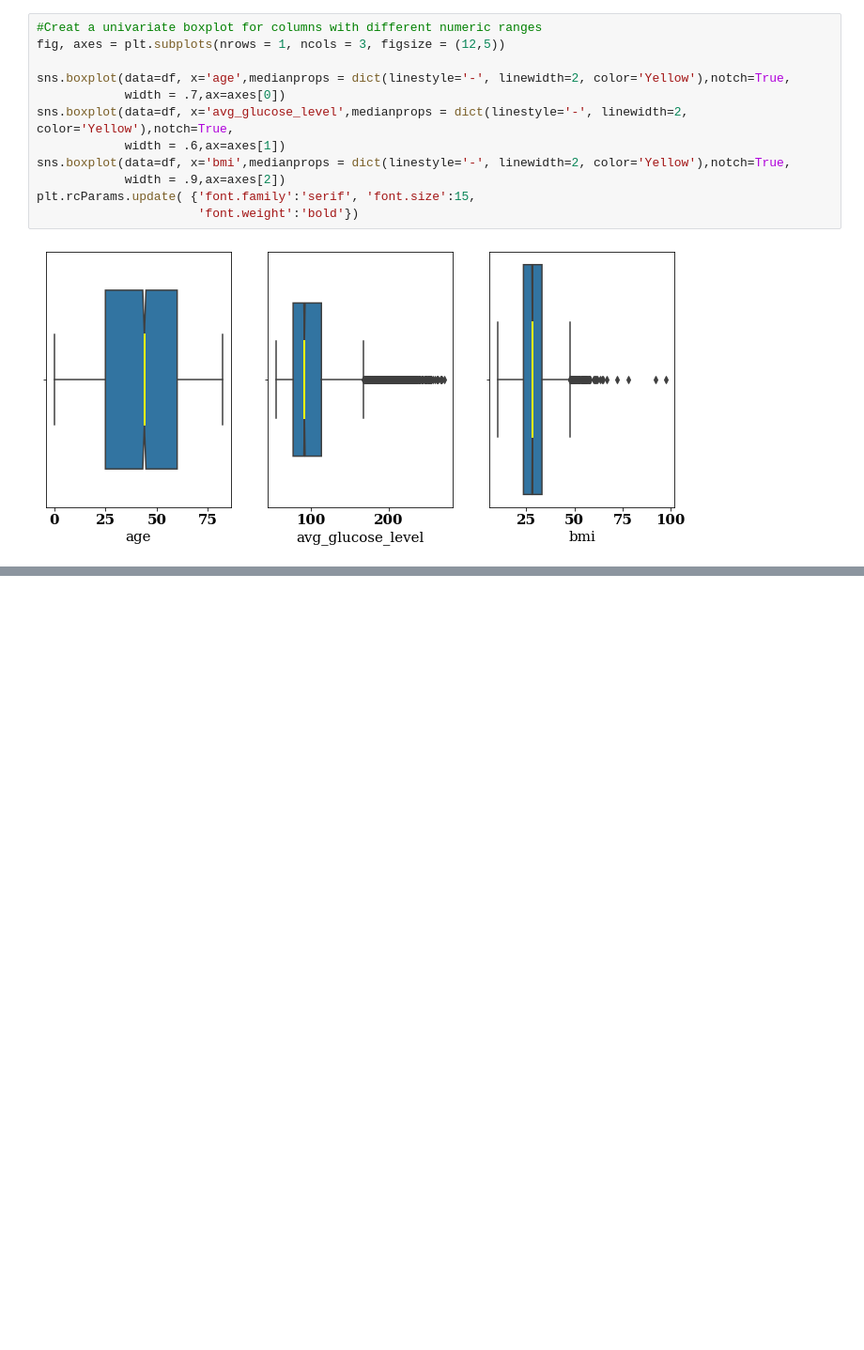
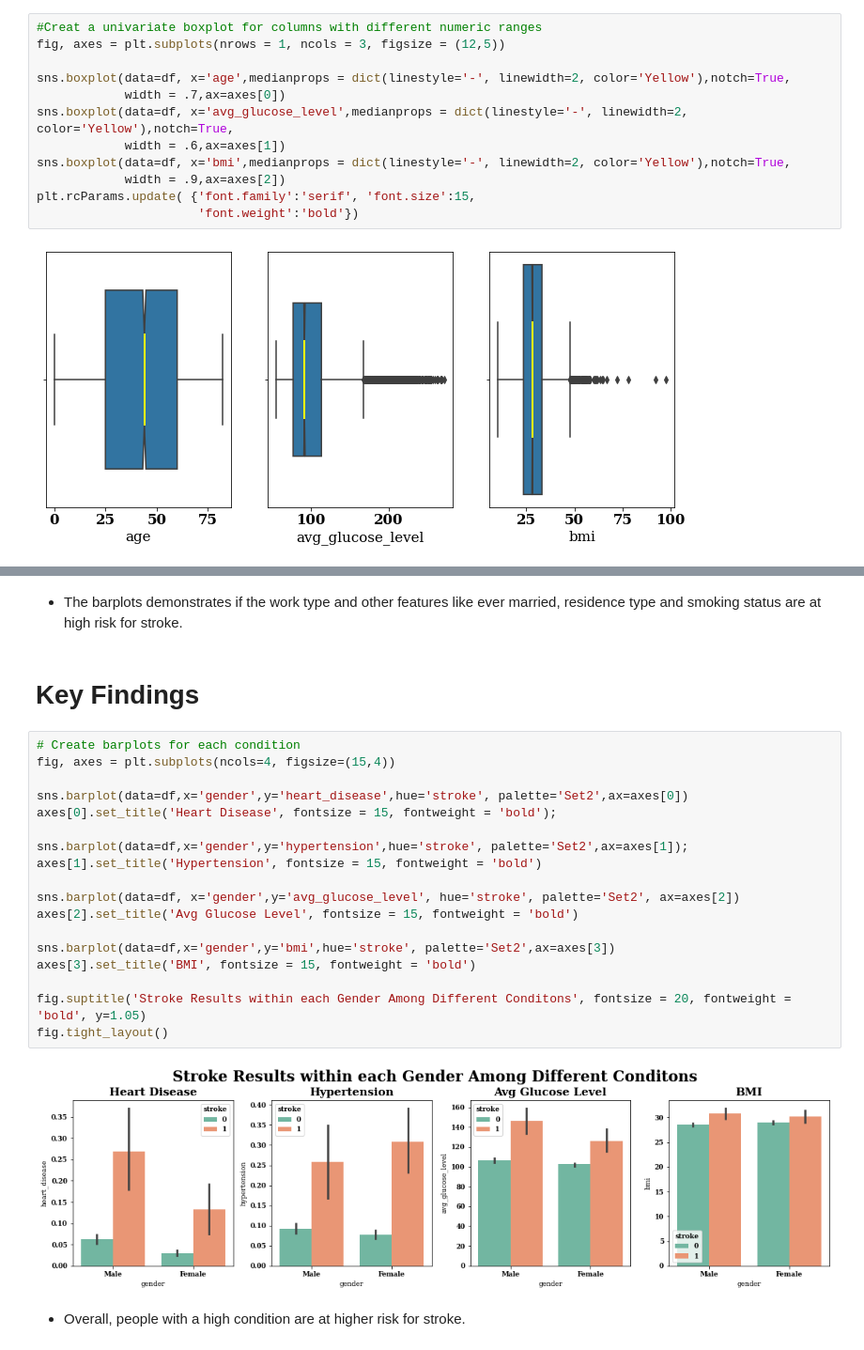
Before and after one commit to julianasaha/Risk-of-Stroke-Prediction, a Jupyter notebook: Project_2_(Core).ipynb, the cells around one changed output, grey strips where cells are left out. Shown: that part at 94% size. Saved outputs shown, nothing was run; the diff lists cells and outputs as text; blank space fills up the shorter version.

```diff
--- a/Project_2_(Core).ipynb
+++ b/Project_2_(Core).ipynb
@@ -223,0 +291,26 @@ plt.rcParams.update( {'font.family':'serif', 'font.size':9,
+# %% [markdown]
+-  The barplots demonstrates if the work type and other features like ever married, residence type and smoking status are at high risk for stroke.
+# %% [markdown]
+# Key Findings
+# %%
+# Create barplots for each condition
+fig, axes = plt.subplots(ncols=4, figsize=(15,4))
+
+sns.barplot(data=df,x='gender',y='heart_disease',hue='stroke', palette='Set2',ax=axes[0])
+axes[0].set_title('Heart Disease', fontsize = 15, fontweight = 'bold');
+
+sns.barplot(data=df,x='gender',y='hypertension',hue='stroke', palette='Set2',ax=axes[1]);
+axes[1].set_title('Hypertension', fontsize = 15, fontweight = 'bold')
+
+sns.barplot(data=df, x='gender',y='avg_glucose_level', hue='stroke', palette='Set2', ax=axes[2])
+axes[2].set_title('Avg Glucose Level', fontsize = 15, fontweight = 'bold')
+
+sns.barplot(data=df,x='gender',y='bmi',hue='stroke', palette='Set2',ax=axes[3])
+axes[3].set_title('BMI', fontsize = 15, fontweight = 'bold')
+
+fig.suptitle('Stroke Results within each Gender Among Different Conditons', fontsize = 20, fontweight = 'bold', y=1.05)
+fig.tight_layout()
+# %% [output]
+[figure, added]
+# %% [markdown]
+-  Overall, people with a high condition are at higher risk for stroke.
```
Also changed, not shown: parts of 8 cells of this notebook.
